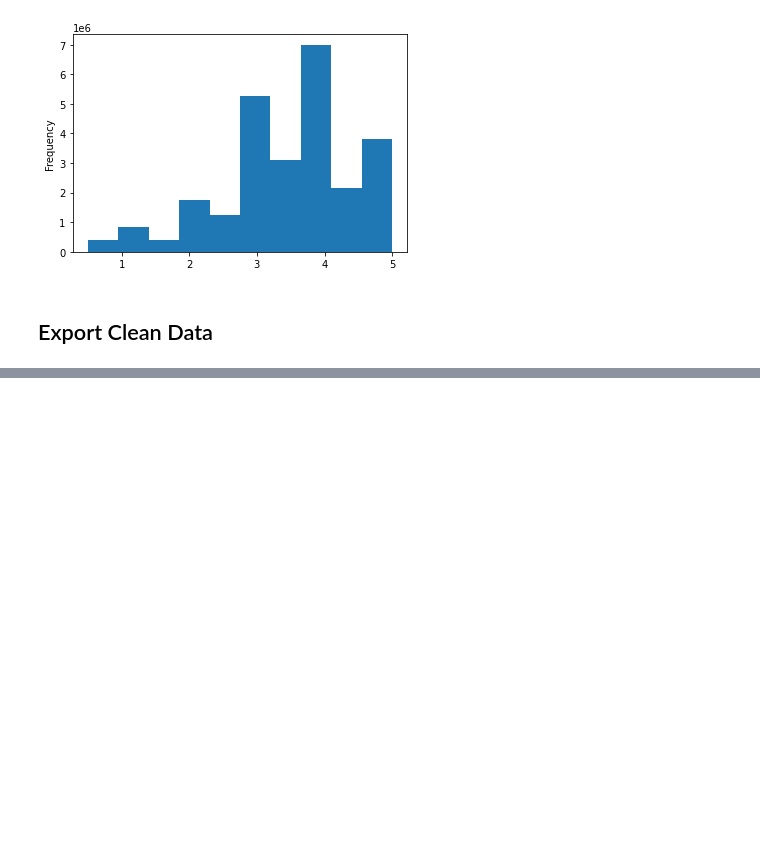
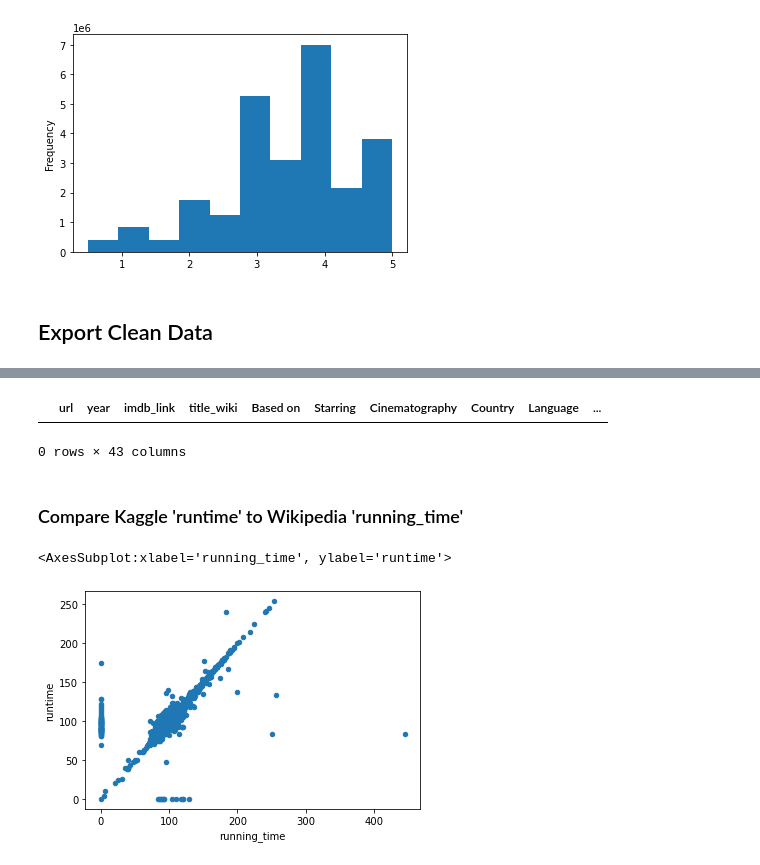
Before and after one commit to rkaysen63/Movies-ETL, a Jupyter notebook: Movielens_Extract.ipynb, the cells around one changed output, grey strips where cells are left out. Saved outputs shown, nothing was run; the diff lists cells and outputs as text; code cells hidden in the pictures; blank space fills up the shorter version.

Commit message:
movies_df cleaned

```diff
--- a/Movielens_Extract.ipynb
+++ b/Movielens_Extract.ipynb
@@ -70,0 +1259,5 @@ ratings.sample(n=5)
+# %%
+# Convert to numeric values.  Coerce errors: empty strings to NaN
+# fillna() to change NaN to zeros
+running_time_extract = running_time_extract.apply(lambda col: pd.to_numeric(col, errors='coerce')).fillna(0)
+running_time_extract.dtypes
@@ -70,0 +1276,4 @@ ratings.sample(n=5)
+# %%
+# apply lambda function to convert hours to mins row[0]*60 and add to minutes + row [1]
+wiki_movies_df['running_time'] = running_time_extract.apply(lambda row: row[0]*60 + row[1] if row[2] == 0 else row[2], axis=1)
+print(wiki_movies_df['running_time'].iloc[[2254]])
@@ -70,0 +1283,3 @@ ratings.sample(n=5)
+# %%
+# Drop Running Time from Wiki Movies because there is clean running_time
+wiki_movies_df.drop('Running time', axis=1, inplace=True)
@@ -255,0 +1482,4 @@ ratings.to_csv("Data/clean_ratings.csv")
+# %%
+# Merge dataframes - Inner Join
+movies_df = pd.merge(wiki_movies_df, kaggle_metadata, on='imdb_id', suffixes=['_wiki','_kaggle'])
+movies_df.head(3)
@@ -255,0 +1558,18 @@ ratings.to_csv("Data/clean_ratings.csv")
+# %%
+# Show any rows where title_kaggle is empty
+movies_df[(movies_df['title_kaggle'] == '') | (movies_df['title_kaggle'].isnull())]
+# %% [output]
+|  | url | year | imdb_link | title_wiki | Based on | Starring | Cinematography | Country | Language | ... |
+0 rows × 43 columns
+# %% [markdown]
+### Compare Kaggle 'runtime' to Wikipedia 'running_time'
+# %%
+# Create scatterplot to compare runtime vs running time.  Same = perfect straight line.
+# Fill in null values with zeros
+movies_df.fillna(0).plot(x='running_time', y='runtime', kind='scatter')
+# Use Kaggle runtime because
+# 1) More x=0 or more missing Wiki data points
+# 2) Wiki has more outliers.
+# %% [output]
+<AxesSubplot:xlabel='running_time', ylabel='runtime'>
+[figure, added]
```
Also changed, not shown: parts of 169 cells of this notebook, 2 other files.
